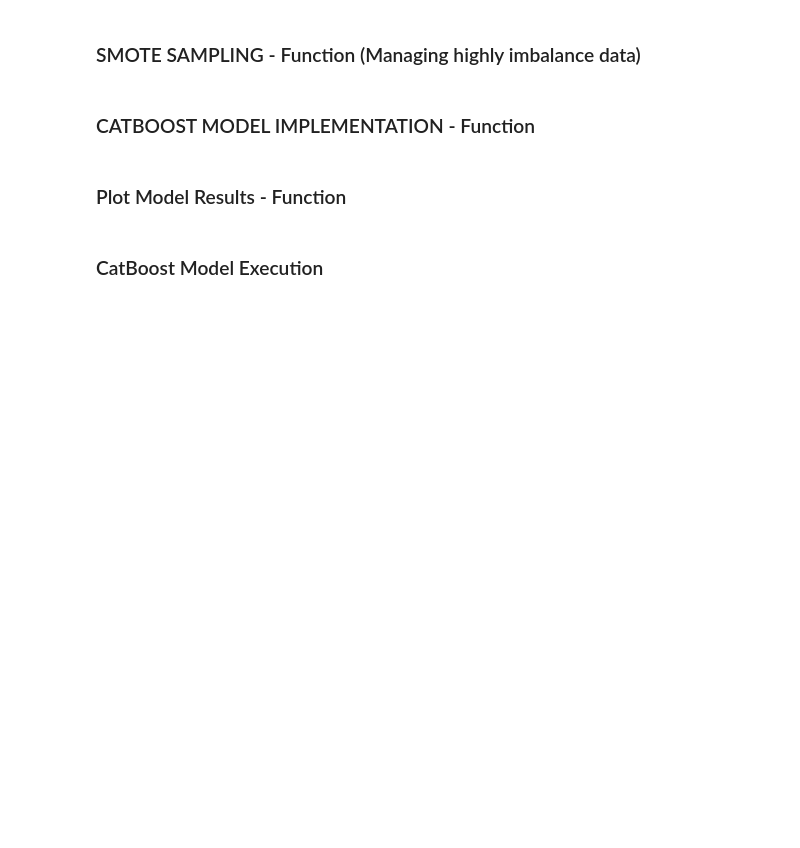
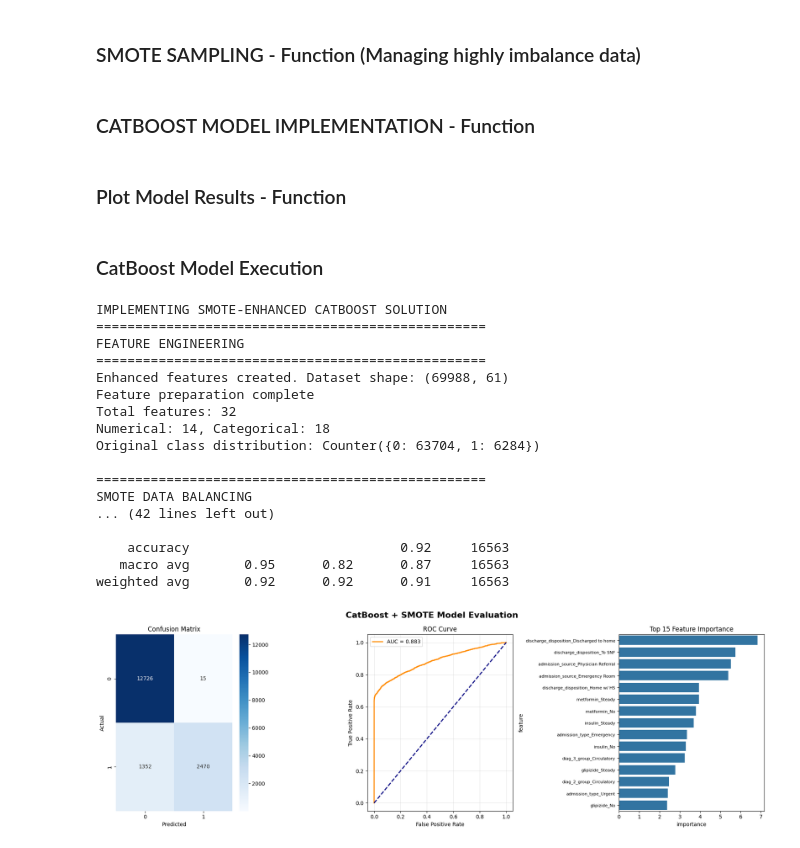
Before and after one commit to boskya/aai510-group1-diabetes-admissions, a Jupyter notebook: EDA_Diabetic_Dataset.ipynb, the cells around one changed output. Cells and saved outputs as stored; diff of their text form; code cells hidden in the pictures; blank space fills up the shorter version.

Commit message:
visuals and results

```diff
--- a/EDA_Diabetic_Dataset.ipynb
+++ b/EDA_Diabetic_Dataset.ipynb
@@ -1248,3 +1253,37 @@ def plot_model_results(y_test, y_pred, y_pred_proba, model, X):
     return importance_df
 # %% [markdown]
 ### CatBoost Model Execution
+# %%
+print("IMPLEMENTING SMOTE-ENHANCED CATBOOST SOLUTION")
+
+# Step 1: Feature Engineering
+df_enhanced = create_enhanced_features(df)
+X, y, feature_columns = prepare_feature_sets(df_enhanced)
+
+# Step 2: SMOTE Balancing
+X_balanced, y_balanced = apply_smote_balancing(X, y)
+
+# Step 3: Model Training and Evaluation
+model, X_test, y_test, y_pred, y_pred_proba = train_and_evaluate_model(X_balanced, y_balanced)
+
+# Step 4: Visualization
+importance_df = plot_model_results(y_test, y_pred, y_pred_proba, model, X_balanced)
+# %% [output]
+IMPLEMENTING SMOTE-ENHANCED CATBOOST SOLUTION
+==================================================
+FEATURE ENGINEERING
+==================================================
+Enhanced features created. Dataset shape: (69988, 61)
+Feature preparation complete
+Total features: 32
+Numerical: 14, Categorical: 18
+Original class distribution: Counter({0: 63704, 1: 6284})
+
+==================================================
+SMOTE DATA BALANCING
+... (42 lines left out)
+
+    accuracy                           0.92     16563
+   macro avg       0.95      0.82      0.87     16563
+weighted avg       0.92      0.92      0.91     16563
+[figure, added]
```
Also changed, not shown: parts of 2 cells of this notebook.
